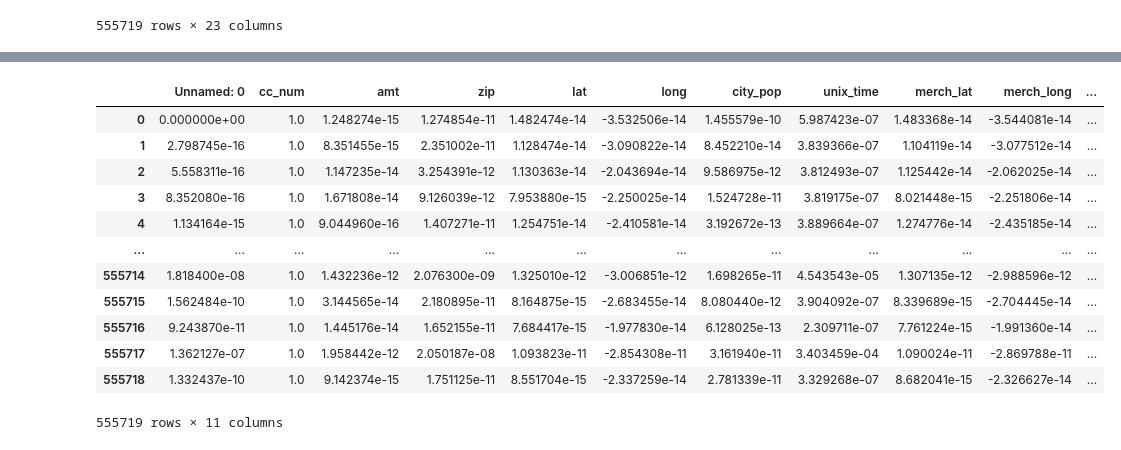
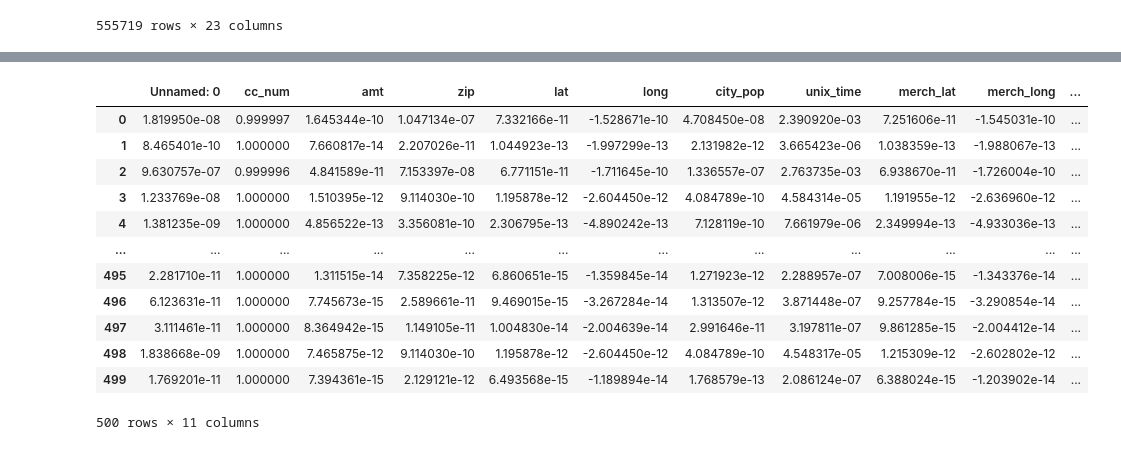
Before and after one commit to joshIsac/DeepLearningLab, a Jupyter notebook: 2348523_Multilayer_perceptron_lab2.ipynb, the cells around one changed output, grey strips where cells are left out. Cells and saved outputs as stored; diff of their text form; code cells hidden in the pictures.

```diff
--- a/2348523_Multilayer_perceptron_lab2.ipynb
+++ b/2348523_Multilayer_perceptron_lab2.ipynb
@@ -31,7 +31,7 @@ cred_data1
 555719 rows × 23 columns
 # %%
 #take only certain samples
-df=cred_data1.sample(frac =0.015)
+df=cred_data1.sample(500)
 df
 # %% [output]
 |  | Unnamed: 0 | trans_date_trans_time | cc_num | merchant | category | amt | first | last | gender | ... |
@@ -127,21 +127,21 @@ encoded_data
 # %%
 from sklearn.preprocessing import Normalizer
 scaler = Normalizer()
-numeric_columns = cred_data1.select_dtypes(include=[np.number]).columns
-scaled_data = scaler.fit_transform(cred_data1[numeric_columns])
+numeric_columns = df.select_dtypes(include=[np.number]).columns
+scaled_data = scaler.fit_transform(df[numeric_columns])
 scaled_df = pd.DataFrame(scaled_data,columns=numeric_columns)
 scaled_df
 # %% [output]
 |  | Unnamed: 0 | cc_num | amt | zip | lat | long | city_pop | unix_time | merch_lat | merch_long | ... |
-| 0 | 0.000000e+00 | 1.0 | 1.248274e-15 | 1.274854e-11 | 1.482474e-14 | -3.532506e-14 | 1.455579e-10 | 5.987423e-07 | 1.483368e-14 | -3.544081e-14 | ... |
-| 1 | 2.798745e-16 | 1.0 | 8.351455e-15 | 2.351002e-11 | 1.128474e-14 | -3.090822e-14 | 8.452210e-14 | 3.839366e-07 | 1.104119e-14 | -3.077512e-14 | ... |
-| 2 | 5.558311e-16 | 1.0 | 1.147235e-14 | 3.254391e-12 | 1.130363e-14 | -2.043694e-14 | 9.586975e-12 | 3.812493e-07 | 1.125442e-14 | -2.062025e-14 | ... |
-| 3 | 8.352080e-16 | 1.0 | 1.671808e-14 | 9.126039e-12 | 7.953880e-15 | -2.250025e-14 | 1.524728e-11 | 3.819175e-07 | 8.021448e-15 | -2.251806e-14 | ... |
-| 4 | 1.134164e-15 | 1.0 | 9.044960e-16 | 1.407271e-11 | 1.254751e-14 | -2.410581e-14 | 3.192672e-13 | 3.889664e-07 | 1.274776e-14 | -2.435185e-14 | ... |
+| 0 | 1.819950e-08 | 0.999997 | 1.645344e-10 | 1.047134e-07 | 7.332166e-11 | -1.528671e-10 | 4.708450e-08 | 2.390920e-03 | 7.251606e-11 | -1.545031e-10 | ... |
+| 1 | 8.465401e-10 | 1.000000 | 7.660817e-14 | 2.207026e-11 | 1.044923e-13 | -1.997299e-13 | 2.131982e-12 | 3.665423e-06 | 1.038359e-13 | -1.988067e-13 | ... |
+| 2 | 9.630757e-07 | 0.999996 | 4.841589e-11 | 7.153397e-08 | 6.771151e-11 | -1.711645e-10 | 1.336557e-07 | 2.763735e-03 | 6.938670e-11 | -1.726004e-10 | ... |
+| 3 | 1.233769e-08 | 1.000000 | 1.510395e-12 | 9.114030e-10 | 1.195878e-12 | -2.604450e-12 | 4.084789e-10 | 4.584314e-05 | 1.191955e-12 | -2.636960e-12 | ... |
+| 4 | 1.381235e-09 | 1.000000 | 4.856522e-13 | 3.356081e-10 | 2.306795e-13 | -4.890242e-13 | 7.128119e-10 | 7.661979e-06 | 2.349994e-13 | -4.933036e-13 | ... |
 | ... | ... | ... | ... | ... | ... | ... | ... | ... | ... | ... | ... |
-| 555714 | 1.818400e-08 | 1.0 | 1.432236e-12 | 2.076300e-09 | 1.325010e-12 | -3.006851e-12 | 1.698265e-11 | 4.543543e-05 | 1.307135e-12 | -2.988596e-12 | ... |
-| 555715 | 1.562484e-10 | 1.0 | 3.144565e-14 | 2.180895e-11 | 8.164875e-15 | -2.683455e-14 | 8.080440e-12 | 3.904092e-07 | 8.339689e-15 | -2.704445e-14 | ... |
-| 555716 | 9.243870e-11 | 1.0 | 1.445176e-14 | 1.652155e-11 | 7.684417e-15 | -1.977830e-14 | 6.128025e-13 | 2.309711e-07 | 7.761224e-15 | -1.991360e-14 | ... |
-| 555717 | 1.362127e-07 | 1.0 | 1.958442e-12 | 2.050187e-08 | 1.093823e-11 | -2.854308e-11 | 3.161940e-11 | 3.403459e-04 | 1.090024e-11 | -2.869788e-11 | ... |
-| 555718 | 1.332437e-10 | 1.0 | 9.142374e-15 | 1.751125e-11 | 8.551704e-15 | -2.337259e-14 | 2.781339e-11 | 3.329268e-07 | 8.682041e-15 | -2.326627e-14 | ... |
+| 495 | 2.281710e-11 | 1.000000 | 1.311515e-14 | 7.358225e-12 | 6.860651e-15 | -1.359845e-14 | 1.271923e-12 | 2.288957e-07 | 7.008006e-15 | -1.343376e-14 | ... |
+| 496 | 6.123631e-11 | 1.000000 | 7.745673e-15 | 2.589661e-11 | 9.469015e-15 | -3.267284e-14 | 1.313507e-12 | 3.871448e-07 | 9.257784e-15 | -3.290854e-14 | ... |
+| 497 | 3.111461e-11 | 1.000000 | 8.364942e-15 | 1.149105e-11 | 1.004830e-14 | -2.004639e-14 | 2.991646e-11 | 3.197811e-07 | 9.861285e-15 | -2.004412e-14 | ... |
+| 498 | 1.838668e-09 | 1.000000 | 7.465875e-12 | 9.114030e-10 | 1.195878e-12 | -2.604450e-12 | 4.084789e-10 | 4.548317e-05 | 1.215309e-12 | -2.602802e-12 | ... |
+| 499 | 1.769201e-11 | 1.000000 | 7.394361e-15 | 2.129121e-12 | 6.493568e-15 | -1.189894e-14 | 1.768579e-13 | 2.086124e-07 | 6.388024e-15 | -1.203902e-14 | ... |
-555719 rows × 11 columns
+500 rows × 11 columns
```
Also changed, not shown: parts of 6 cells of this notebook.
